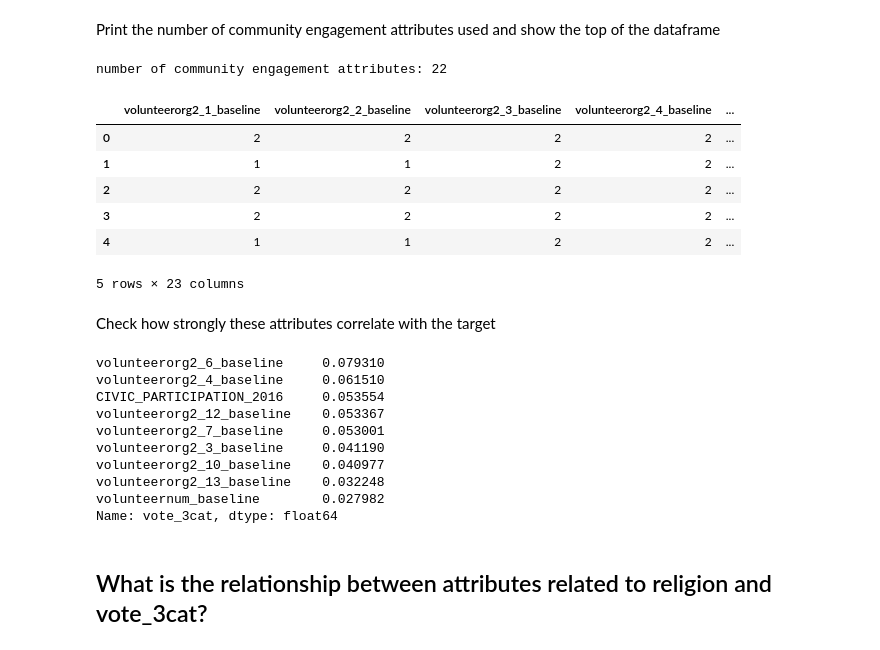
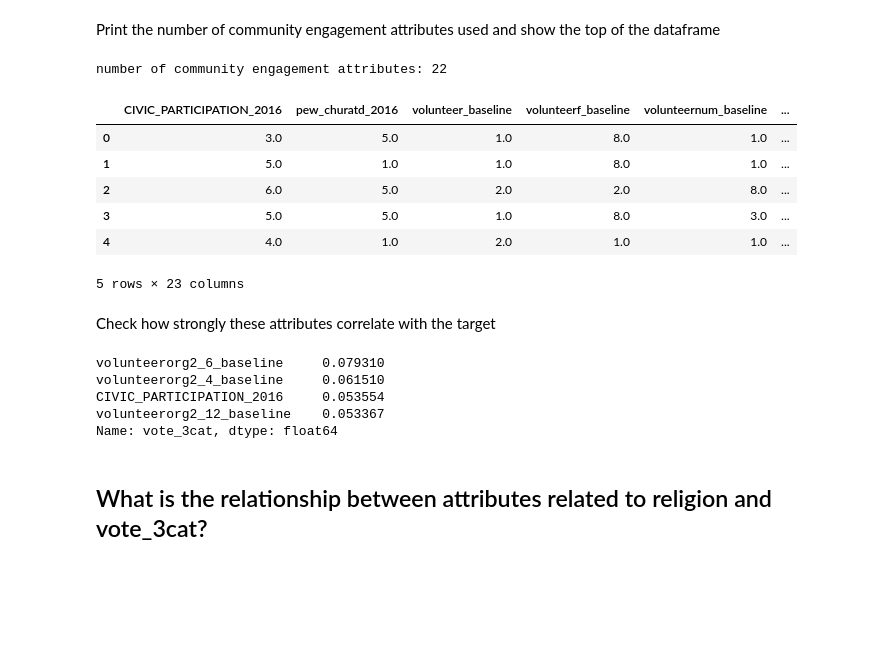
Before and after one commit to ali0003433/predict-by-issue-prioritization, a Jupyter notebook: notebooks/2-al-exploration.ipynb, the cells around one changed output. Cells and saved outputs as stored; diff of their text form; code cells hidden in the pictures; blank space fills up the shorter version.

```diff
--- a/notebooks/2-al-exploration.ipynb
+++ b/notebooks/2-al-exploration.ipynb
@@ -124,13 +124,13 @@ Next, I look at other attributes that might be used as features to create a pred
 # %% [markdown]
 Using the survey guide, select attributes to represent community engagement and generate lists of the attribute names
 # %%
-col_list = []
+vol_list = []
 
 for i in range(1, 18):
     col = f'volunteerorg2_{i}_baseline'
-    col_list.append(col)
+    vol_list.append(col)
 
-col2_list = ['CIVIC_PARTICIPATION_2016',
+comm_list = ['CIVIC_PARTICIPATION_2016',
              'pew_churatd_2016',
              'volunteer_baseline',
              'volunteerf_baseline',
@@ -140,32 +140,27 @@ col2_list = ['CIVIC_PARTICIPATION_2016',
 Print the number of community engagement attributes used and show the top of the dataframe
 # %%
 target = ['vote_3cat']
-df_comm_engag = df[(col_list + col2_list + target)]
-print('number of community engagement attributes:', len(col_list + col2_list))
+df_comm_engag = df[(comm_list + vol_list + target)]
+print('number of community engagement attributes:', len(comm_list + vol_list))
 df_comm_engag.head()
 # %% [output]
 number of community engagement attributes: 22
-|  | volunteerorg2_1_baseline | volunteerorg2_2_baseline | volunteerorg2_3_baseline | volunteerorg2_4_baseline | ... |
-| 0 | 2 | 2 | 2 | 2 | ... |
-| 1 | 1 | 1 | 2 | 2 | ... |
-| 2 | 2 | 2 | 2 | 2 | ... |
-| 3 | 2 | 2 | 2 | 2 | ... |
-| 4 | 1 | 1 | 2 | 2 | ... |
+|  | CIVIC_PARTICIPATION_2016 | pew_churatd_2016 | volunteer_baseline | volunteerf_baseline | volunteernum_baseline | ... |
+| 0 | 3.0 | 5.0 | 1.0 | 8.0 | 1.0 | ... |
+| 1 | 5.0 | 1.0 | 1.0 | 8.0 | 1.0 | ... |
+| 2 | 6.0 | 5.0 | 2.0 | 2.0 | 8.0 | ... |
+| 3 | 5.0 | 5.0 | 1.0 | 8.0 | 3.0 | ... |
+| 4 | 4.0 | 1.0 | 2.0 | 1.0 | 1.0 | ... |
 5 rows × 23 columns
 # %% [markdown]
 Check how strongly these attributes correlate with the target
 # %%
-df_comm_engag.corr()['vote_3cat'].sort_values(ascending=False).head(10)[1:10]
+df_comm_engag.corr()['vote_3cat'].sort_values(ascending=False).head()[1:5]
 # %% [output]
 volunteerorg2_6_baseline     0.079310
 volunteerorg2_4_baseline     0.061510
 CIVIC_PARTICIPATION_2016     0.053554
 volunteerorg2_12_baseline    0.053367
-volunteerorg2_7_baseline     0.053001
-volunteerorg2_3_baseline     0.041190
-volunteerorg2_10_baseline    0.040977
-volunteerorg2_13_baseline    0.032248
-volunteernum_baseline        0.027982
 Name: vote_3cat, dtype: float64
 # %% [markdown]
 ## What is the relationship between attributes related to religion and vote_3cat?
```
Also changed, not shown: parts of 17 cells of this notebook.
